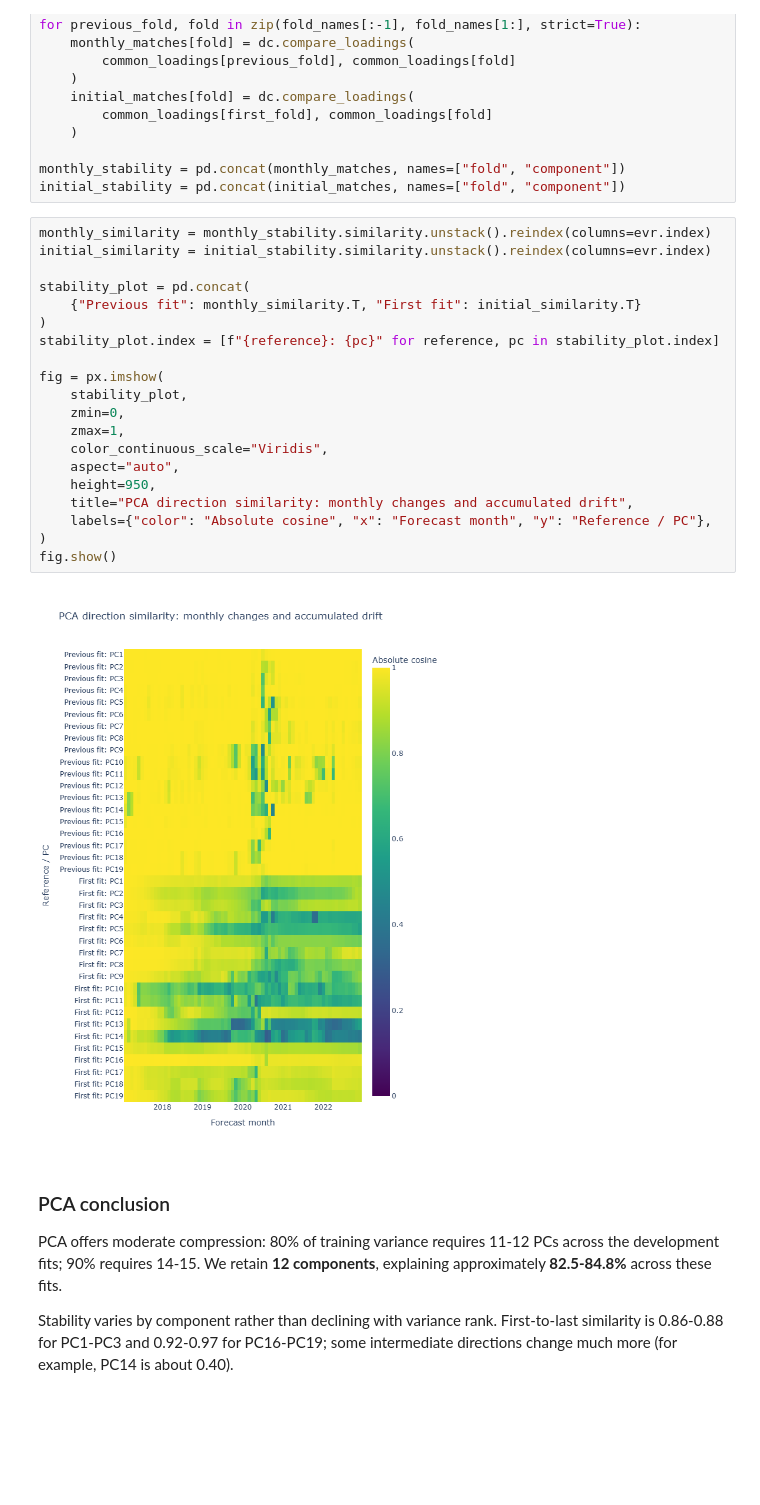
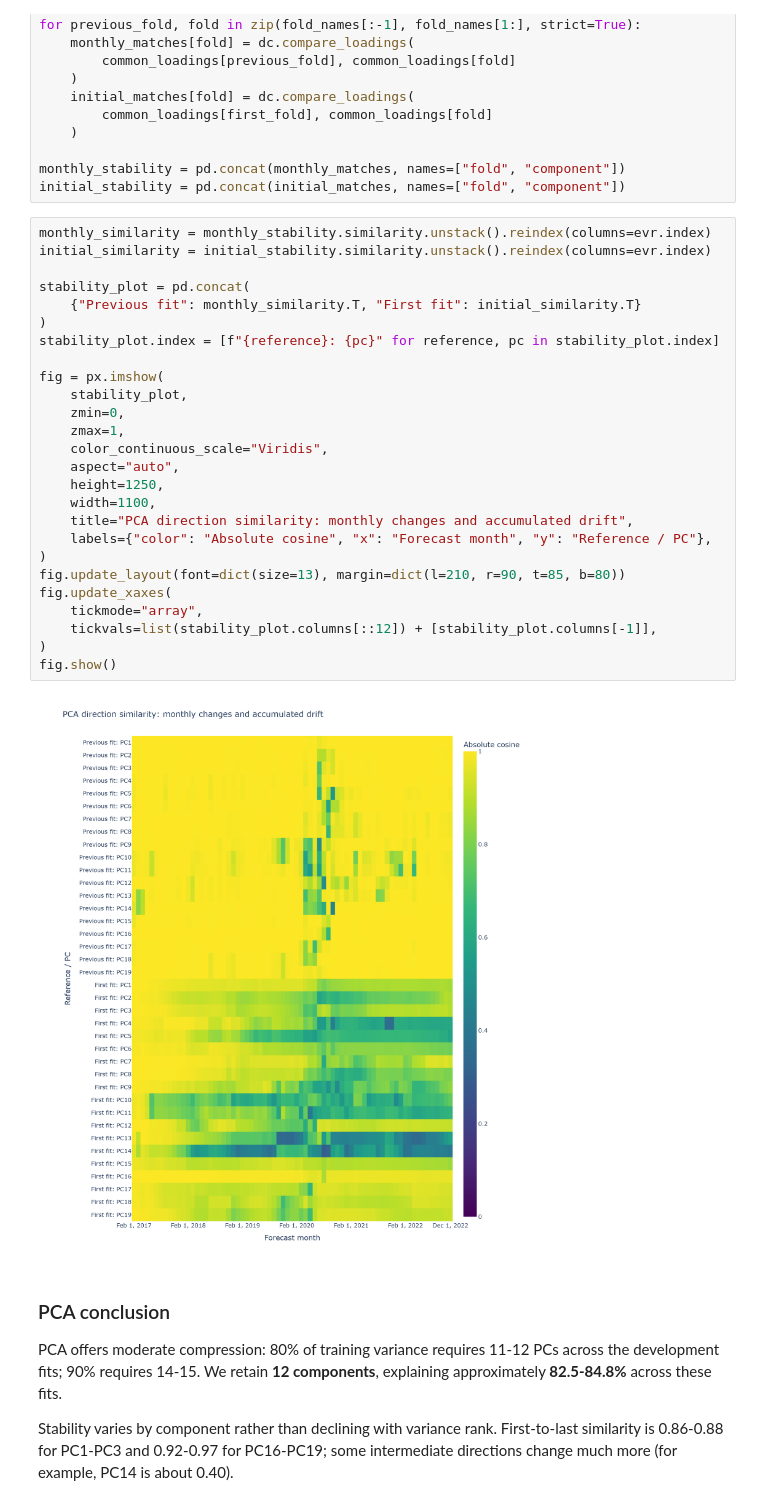
Before and after one commit to EgorTglhf/dr-copper-v2, a Jupyter notebook: notebooks/Phase_1_Data_pipeline_PCA.ipynb, the cells around one changed output. Drawn from its saved outputs; the diff is of its cells as text; blank space fills up the shorter version.

```diff
--- a/notebooks/Phase_1_Data_pipeline_PCA.ipynb
+++ b/notebooks/Phase_1_Data_pipeline_PCA.ipynb
@@ -318,25 +332,31 @@ initial_stability = pd.concat(initial_matches, names=["fold", "component"])
 # %%
 monthly_similarity = monthly_stability.similarity.unstack().reindex(columns=evr.index)
 initial_similarity = initial_stability.similarity.unstack().reindex(columns=evr.index)
 
 stability_plot = pd.concat(
     {"Previous fit": monthly_similarity.T, "First fit": initial_similarity.T}
 )
 stability_plot.index = [f"{reference}: {pc}" for reference, pc in stability_plot.index]
 
 fig = px.imshow(
     stability_plot,
     zmin=0,
     zmax=1,
     color_continuous_scale="Viridis",
     aspect="auto",
-    height=950,
+    height=1250,
+    width=1100,
     title="PCA direction similarity: monthly changes and accumulated drift",
     labels={"color": "Absolute cosine", "x": "Forecast month", "y": "Reference / PC"},
 )
+fig.update_layout(font=dict(size=13), margin=dict(l=210, r=90, t=85, b=80))
+fig.update_xaxes(
+    tickmode="array",
+    tickvals=list(stability_plot.columns[::12]) + [stability_plot.columns[-1]],
+)
 fig.show()
 # %% [output]
-[figure, old version]
+[figure, new version]
 # %% [markdown]
 ### PCA conclusion
 
```
Also changed, not shown: parts of 5 cells of this notebook, 1 other file.
